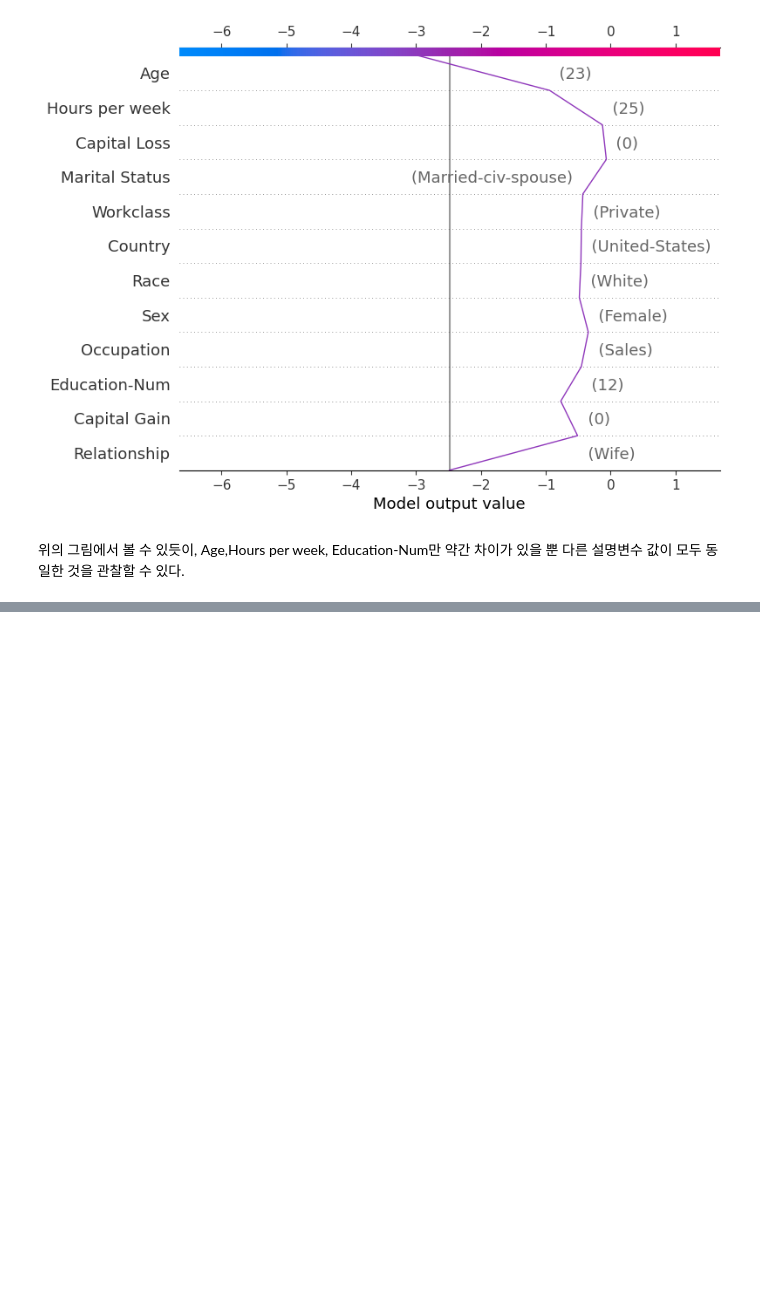
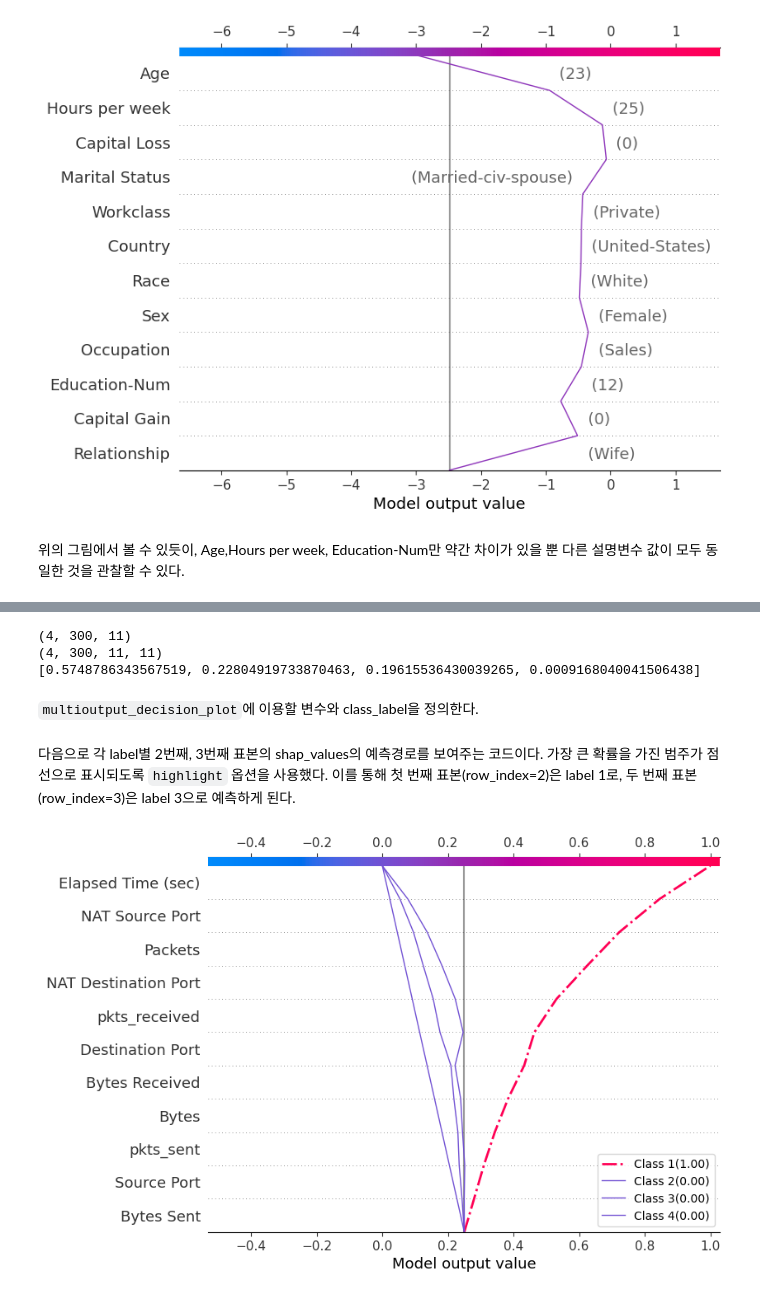
Before and after one commit to csw0625/Explainable_AI, a Jupyter notebook: Ch11.Decision_plot.ipynb, the cells around one changed output, grey strips where cells are left out. Cells and saved outputs as stored; diff of their text form; code cells hidden in the pictures; blank space fills up the shorter version.

```diff
--- a/Ch11.Decision_plot.ipynb
+++ b/Ch11.Decision_plot.ipynb
@@ -178,0 +336,8 @@ for i in idx:
+# %%
+from sklearn.model_selection import train_test_split
+from sklearn.ensemble import RandomForestClassifier
+
+X_train,X_test,y_train,y_test = train_test_split(X,y,random_state=0)
+
+cls = RandomForestClassifier(max_depth=2,random_state=0)
+cls.fit(X_train,y_train);
@@ -178,0 +346,36 @@ for i in idx:
+# %%
+import shap
+explainer_tree = shap.TreeExplainer(cls)
+
+log_shap_values = explainer_tree.shap_values(X_test.iloc[0:300])
+log_interaction_values = explainer_tree.shap_interaction_values(X_test.iloc[0:300])
+log_expected = list(explainer_tree.expected_value)
+
+print(np.array(log_shap_values).shape)
+print(np.array(log_interaction_values).shape)
+print(log_expected)
+# %% [output]
+(4, 300, 11)
+(4, 300, 11, 11)
+[0.5748786343567519, 0.22804919733870463, 0.19615536430039265, 0.0009168040041506438]
+# %% [markdown]
+`multioutput_decision_plot`에 이용할 변수와 class_label을 정의한다.
+# %%
+class_count = len(log_expected)
+log_feature_names = list(X.columns)
+log_predictions = cls.predict_proba(X_test.iloc[0:300])
+# %% [markdown]
+다음으로 각 label별 2번째, 3번째 표본의 shap_values의 예측경로를 보여주는 코드이다. 가장 큰 확률을 가진 범주가 점선으로 표시되도록 `highlight` 옵션을 사용했다. 이를 통해 첫 번째 표본(row_index=2)은 label 1로, 두 번째 표본(row_index=3)은 label 3으로 예측하게 된다.
+# %%
+def class_labels(row_index):
+    return [f'Class {i+1}({log_predictions[row_index,i].round(2):.2f})' for i in range(class_count)]
+# %%
+row_index = 2
+shap.multioutput_decision_plot(log_expected,log_shap_values,
+                               row_index=row_index,
+                               feature_names=log_feature_names,
+                               highlight=[np.argmax(log_predictions[row_index])],
+                               legend_labels=class_labels(row_index),
+                               legend_location='lower right')
+# %% [output]
+[figure, added]
```
Also changed, not shown: parts of 20 cells of this notebook, 1 other file.
